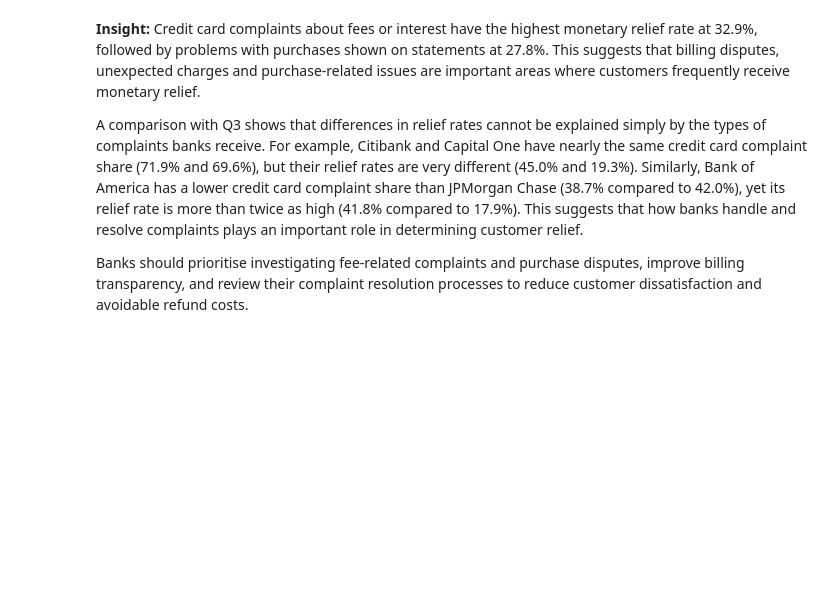
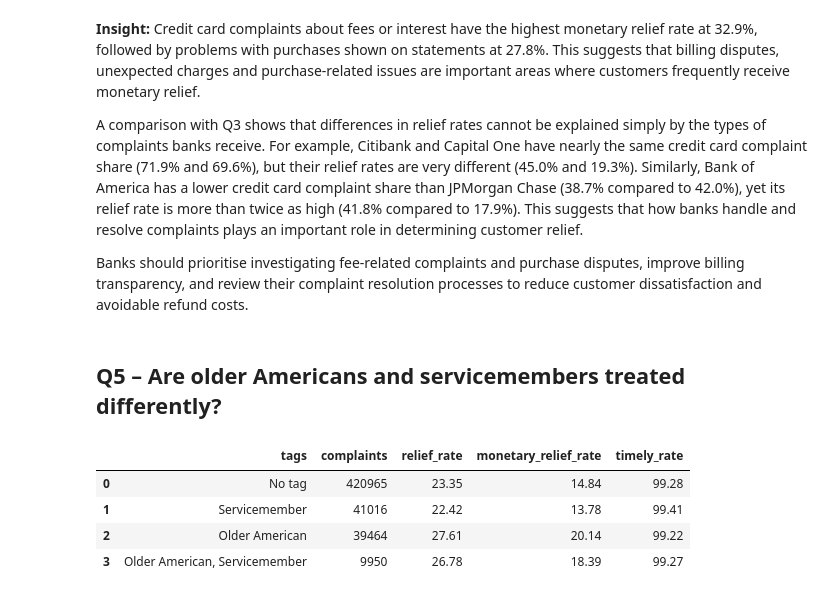
Before and after one commit to shatabdi-kashyap/bank-complaints-analysis, a Jupyter notebook: notebooks/05_sql_analysis.ipynb, the cells around one changed output. Cells and saved outputs as stored; diff of their text form; code cells hidden in the pictures; blank space fills up the shorter version.

```diff
--- a/notebooks/05_sql_analysis.ipynb
+++ b/notebooks/05_sql_analysis.ipynb
@@ -284,3 +284,32 @@ ORDER BY credit_card_share DESC;
 A comparison with Q3 shows that differences in relief rates cannot be explained simply by the types of complaints banks receive. For example, Citibank and Capital One have nearly the same credit card complaint share (71.9% and 69.6%), but their relief rates are very different (45.0% and 19.3%). Similarly, Bank of America has a lower credit card complaint share than JPMorgan Chase (38.7% compared to 42.0%), yet its relief rate is more than twice as high (41.8% compared to 17.9%). This suggests that how banks handle and resolve complaints plays an important role in determining customer relief.
 
 Banks should prioritise investigating fee-related complaints and purchase disputes, improve billing transparency, and review their complaint resolution processes to reduce customer dissatisfaction and avoidable refund costs.
+# %% [markdown]
+## Q5 – Are older Americans and servicemembers treated differently?
+# %%
+q("""
+SELECT
+    tags,
+    COUNT(*) AS complaints,
+    ROUND(
+        100.0 * SUM(got_relief) /
+        NULLIF(SUM(is_closed), 0), 2
+    ) AS relief_rate,
+    ROUND(
+        100.0 * SUM(got_monetary_relief) /
+        NULLIF(SUM(is_closed), 0), 2
+    ) AS monetary_relief_rate,
+    ROUND(
+        100.0 * SUM(is_timely) /
+        COUNT(*), 2
+    ) AS timely_rate
+FROM complaints
+GROUP BY tags
+ORDER BY complaints DESC;
+""")
+# %% [output]
+|  | tags | complaints | relief_rate | monetary_relief_rate | timely_rate |
+| 0 | No tag | 420965 | 23.35 | 14.84 | 99.28 |
+| 1 | Servicemember | 41016 | 22.42 | 13.78 | 99.41 |
+| 2 | Older American | 39464 | 27.61 | 20.14 | 99.22 |
+| 3 | Older American, Servicemember | 9950 | 26.78 | 18.39 | 99.27 |
```
Also changed, not shown: parts of 2 cells of this notebook.
